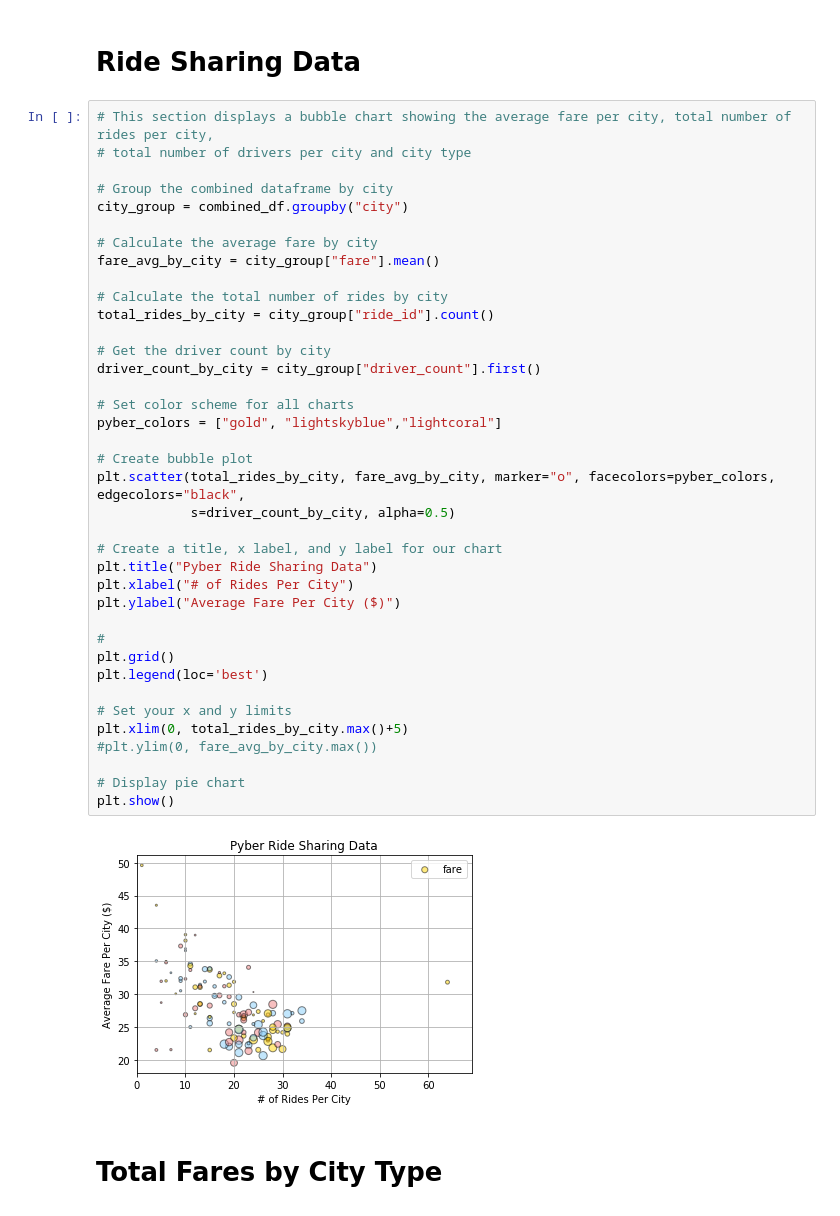
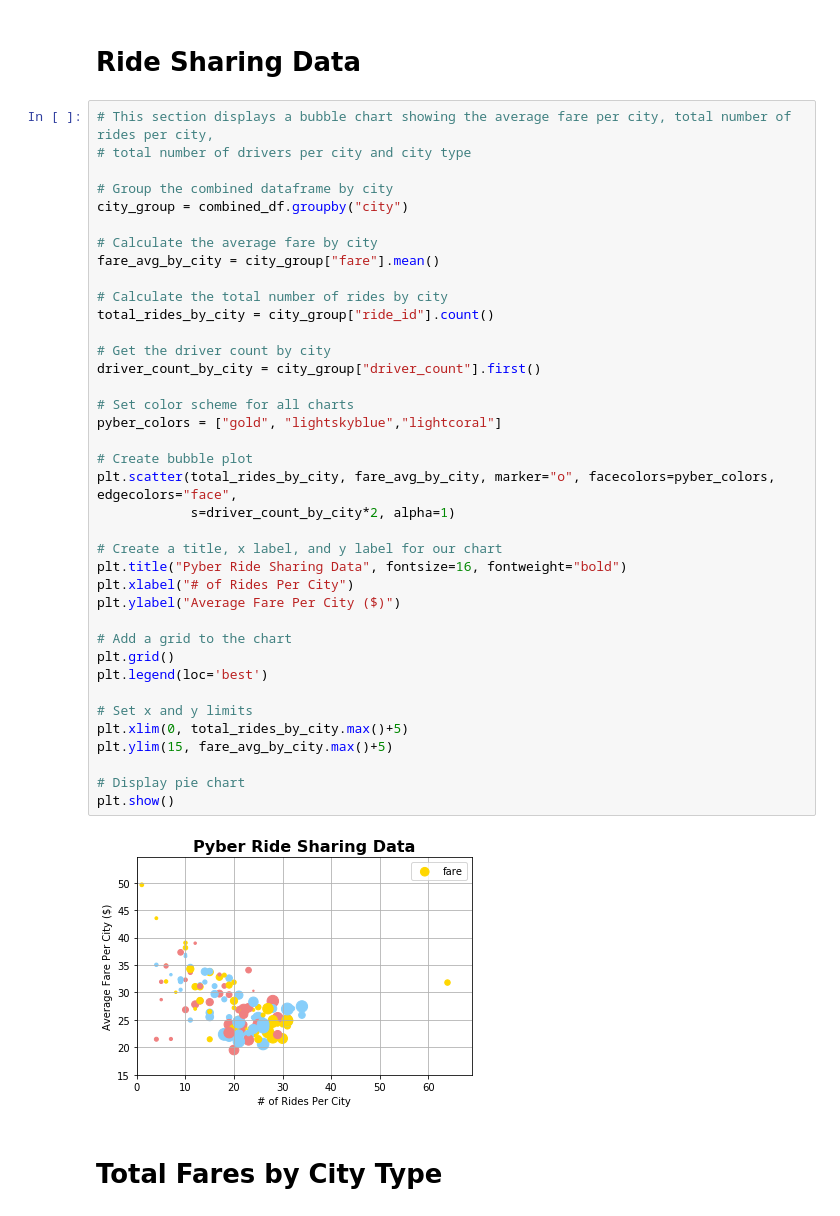
Before and after one commit to spencerrand/Ride-Sharing-Analysis, a Jupyter notebook: Pyber/main.ipynb, the cells around one changed output. Saved outputs shown, nothing was run; the diff lists cells and outputs as text.

Commit message:
Pyber

```diff
--- a/Pyber/main.ipynb
+++ b/Pyber/main.ipynb
@@ -108,40 +108,40 @@ dtype: int64
 
 # Group the combined dataframe by city
 city_group = combined_df.groupby("city")
 
 # Calculate the average fare by city
 fare_avg_by_city = city_group["fare"].mean()
 
 # Calculate the total number of rides by city
 total_rides_by_city = city_group["ride_id"].count()
 
 # Get the driver count by city
 driver_count_by_city = city_group["driver_count"].first()
 
 # Set color scheme for all charts
 pyber_colors = ["gold", "lightskyblue","lightcoral"]
 
 # Create bubble plot
-plt.scatter(total_rides_by_city, fare_avg_by_city, marker="o", facecolors=pyber_colors, edgecolors="black",
-            s=driver_count_by_city, alpha=0.5)
+plt.scatter(total_rides_by_city, fare_avg_by_city, marker="o", facecolors=pyber_colors, edgecolors="face",
+            s=driver_count_by_city*2, alpha=1)
 
 # Create a title, x label, and y label for our chart
-plt.title("Pyber Ride Sharing Data")
+plt.title("Pyber Ride Sharing Data", fontsize=16, fontweight="bold")
 plt.xlabel("# of Rides Per City")
 plt.ylabel("Average Fare Per City ($)")
 
-#
+# Add a grid to the chart
 plt.grid()
 plt.legend(loc='best')
 
-# Set your x and y limits
+# Set x and y limits
 plt.xlim(0, total_rides_by_city.max()+5)
-#plt.ylim(0, fare_avg_by_city.max())
+plt.ylim(15, fare_avg_by_city.max()+5)
 
 # Display pie chart
 plt.show()
 # %% [output]
-[figure, old version]
+[figure, new version]
 # %% [markdown]
 <h1>Total Fares by City Type</h1>
 # %%
```
